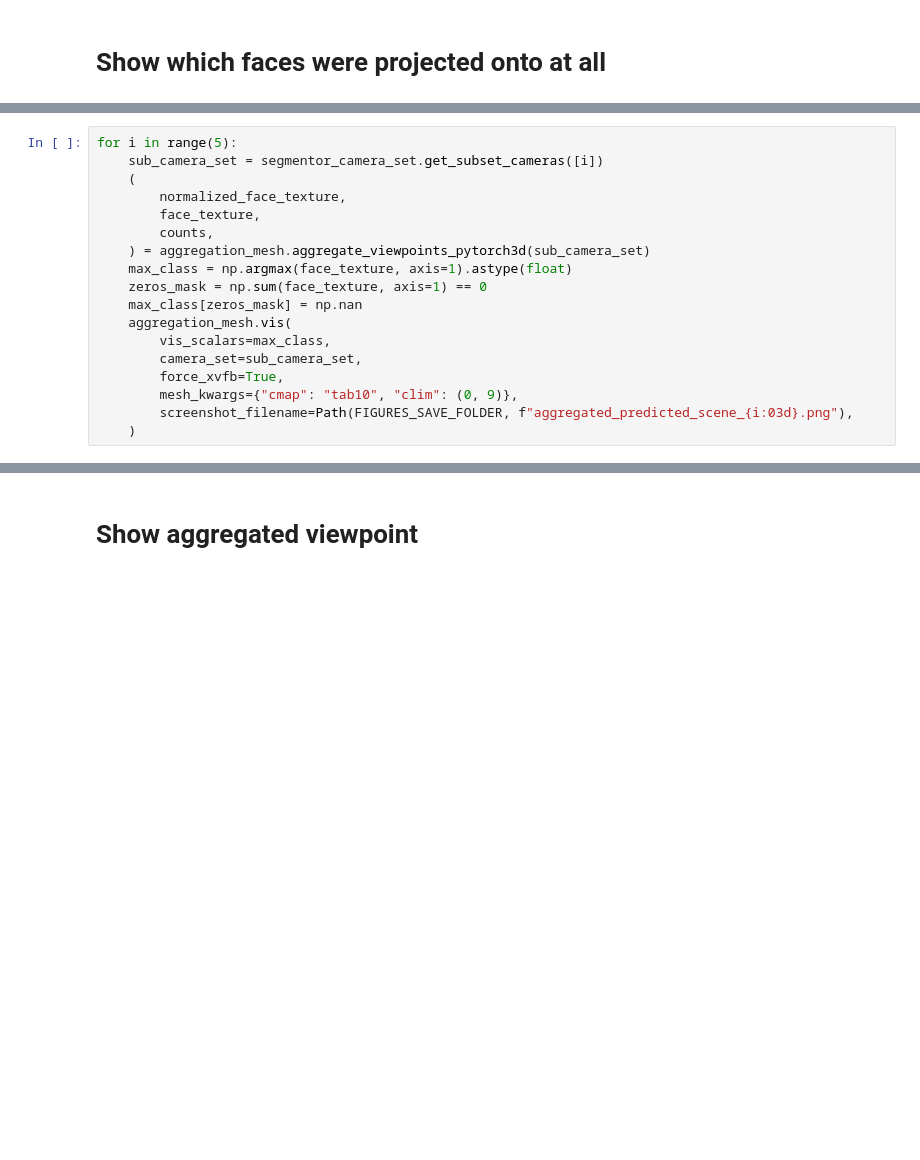
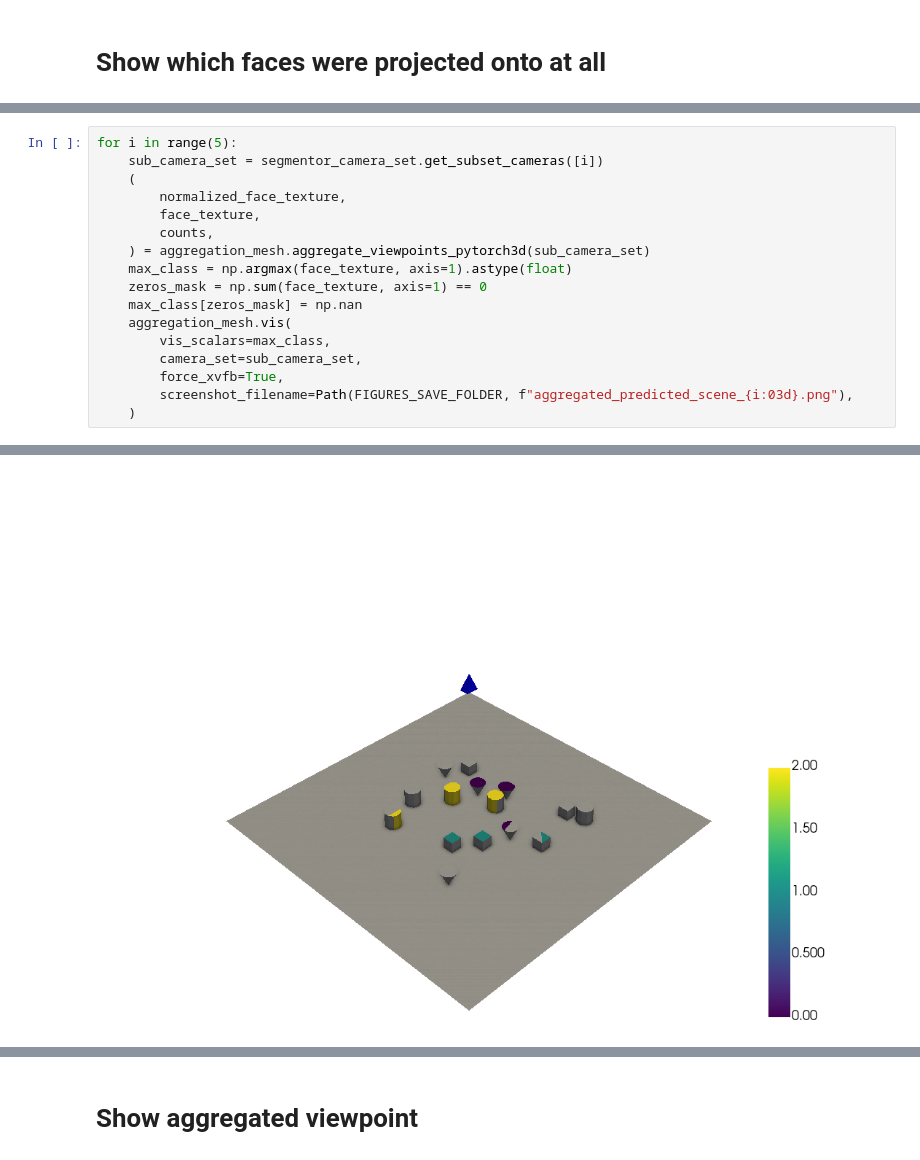
Before and after one commit to open-forest-observatory/geograypher, a Jupyter notebook: examples/concept_figure.ipynb, the cells around one changed output, grey strips where cells are left out. Saved outputs shown, nothing was run; the diff lists cells and outputs as text; blank space fills up the shorter version.

```diff
--- a/examples/concept_figure.ipynb
+++ b/examples/concept_figure.ipynb
@@ -300,7 +300,6 @@ for i in range(5):
         vis_scalars=max_class,
         camera_set=sub_camera_set,
         force_xvfb=True,
-        mesh_kwargs={"cmap": "tab10", "clim": (0, 9)},
         screenshot_filename=Path(FIGURES_SAVE_FOLDER, f"aggregated_predicted_scene_{i:03d}.png"),
     )
 # %% [output]
@@ -311,0 +306 @@ Widget(value="<iframe src='http://localhost:38031/index.html?ui=P_0x7fd7205bcc70
+[figure, added]
```
Also changed, not shown: parts of 5 cells of this notebook, 3 other files.
